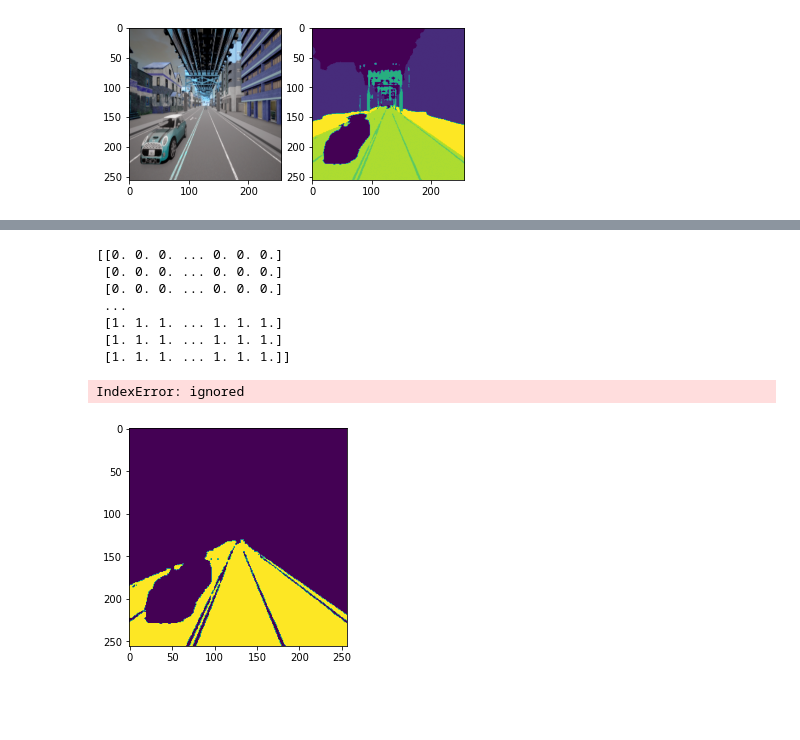
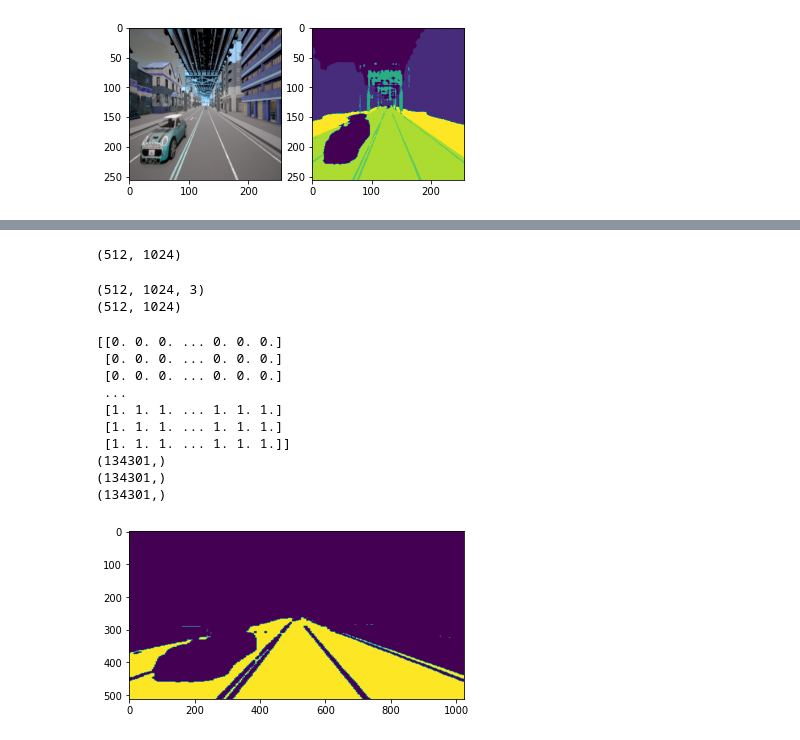
Before and after one commit to hailuu684/ComputerVisionHomeWork, a Jupyter notebook: Task_4.ipynb, the cells around one changed output, grey strips where cells are left out. Saved outputs shown, nothing was run; the diff lists cells and outputs as text; code cells hidden in the pictures; blank space fills up the shorter version.

```diff
--- a/Task_4.ipynb
+++ b/Task_4.ipynb
@@ -148,16 +156,19 @@ def xy_from_depth(depth, k):
 
     # Grab required parameters from the K matrix
     f  = k[0][0]
-    cu = k[0][2]
-    cv = k[1][2]
+    px = k[0][2]
+    py = k[1][2]
+
+    print(cu)
+    print(cv)
 
     # Generate a grid of coordinates corresponding to the shape of the depth map
     x = np.indices(depth_shape)[1]
     y = np.indices(depth_shape)[0]
 
     # Compute x and y coordinates
-    x = np.multiply(x - cu, depth)/f
-    y = np.multiply(y - cv, depth)/f
+    x = np.multiply(x - px, depth)/f
+    y = np.multiply(-y + py, depth)/f
 
 
     return x, y
@@ -195,0 +219,16 @@ img = numpy.resize(newimg,seg.shape)
+# %%
+f  = k[0][0]
+px = k[0][2]
+py = k[1][2]
+# print(f)
+# print(px)
+# print(py)
+
+depth_shape = depth.shape
+
+
+x = np.indices(depth_shape)[1]
+# y = np.indices(depth_shape)[0]
+
+print(x)
+print(y)
@@ -196,26 +268,47 @@ img = numpy.resize(newimg,seg.shape)
+# %%
+reshape_img = cv2.resize(newimg,(1024,512))
+# %%
+reshape_img.shape
+# %% [output]
+(512, 1024)
+# %%
+print(img.shape)
+print(imgn.shape)
+imgn = img[:, :, 0]
+# %% [output]
+(512, 1024, 3)
+(512, 1024)
 # %%
 # Get road mask by choosing pixels in segmentation output with value 7
-road_mask = np.zeros(newimg.shape)
-road_mask[newimg == 7] = 1
+road_mask = np.zeros(reshape_img.shape)
+road_mask[reshape_img == 7] = 1
 
 print(road_mask)
 # Show road mask
 
 plt.imshow(road_mask)
 
 # Get x,y, and z coordinates of pixels in road mask
 
 x_ground = x[road_mask == 1]
+# x_ground = x_ground.reshape(x_ground.shape[0])
 y_ground = y[road_mask == 1]
 z_ground = depth[road_mask == 1]
 xyz_ground = np.stack((x_ground, y_ground, z_ground))
+
+
+print(x_ground.shape)
+print(y_ground.shape)
+print(z_ground.shape)
 # %% [output]
 [[0. 0. 0. ... 0. 0. 0.]
  [0. 0. 0. ... 0. 0. 0.]
  [0. 0. 0. ... 0. 0. 0.]
  ...
  [1. 1. 1. ... 1. 1. 1.]
  [1. 1. 1. ... 1. 1. 1.]
  [1. 1. 1. ... 1. 1. 1.]]
+(134301,)
+(134301,)
+(134301,)
-IndexError: ignored
-[figure, old version]
+[figure, new version]
```
Also changed, not shown: parts of 9 cells of this notebook.
